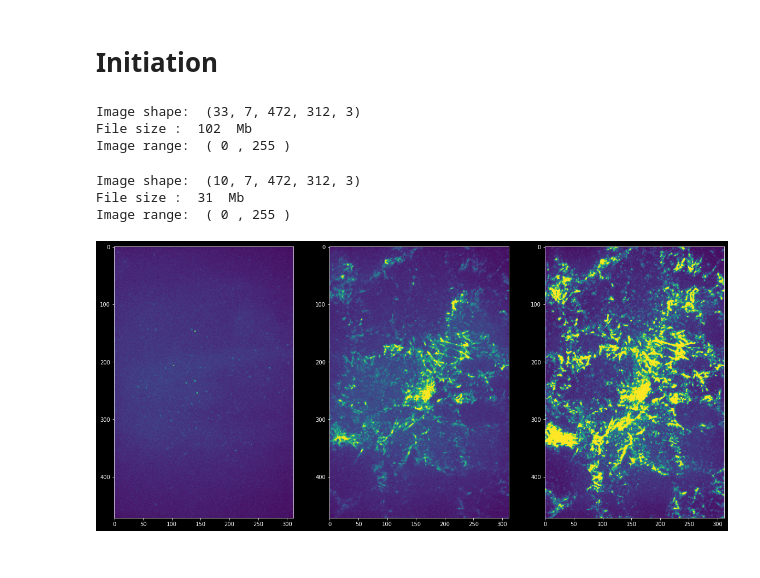
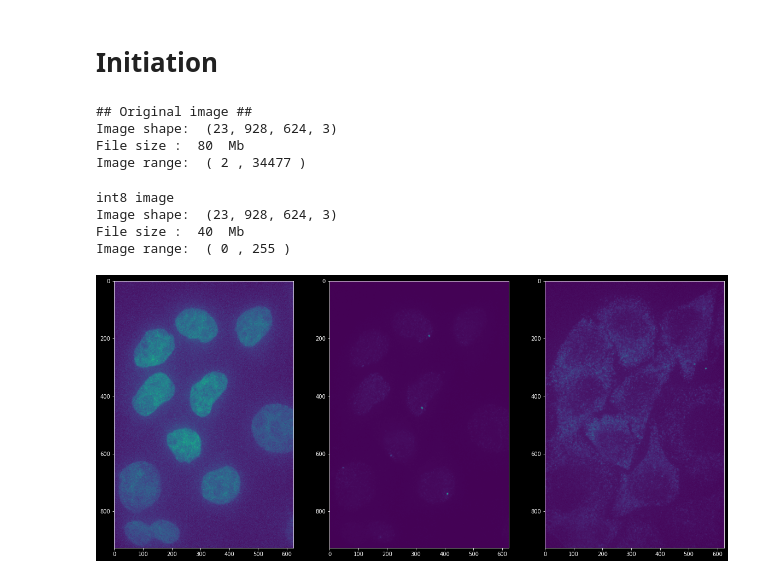
Before and after one commit to Colorado-State-University-Stasevich-Lab/croparray, a Jupyter notebook: notebooks/image_to_int8.ipynb, the cells around one changed output. Saved outputs shown, nothing was run; the diff lists cells and outputs as text; code cells hidden in the pictures.

Commit message:
code to transform images from int16 to int8

```diff
--- a/notebooks/image_to_int8.ipynb
+++ b/notebooks/image_to_int8.ipynb
@@ -32,34 +32,42 @@ def convert_int_8(img,destination_name_and_path=None,max_frames=None):
 # Main directory
 current_dir = pathlib.Path().absolute()
 # Image to convert
-image_path= current_dir.parents[0].joinpath('dataBase','Hela_confocal.tif')
+#image_path= current_dir.parents[0].joinpath('dataBase','Hela_confocal.tif')
+image_path = current_dir.parents[0].joinpath('dataBase').joinpath('FISH_Analysis','GAPDH_Exon_Cy5_short','ROI001_XY1620755243_Z00_T0_merged.tif')
+
+# Directories for images and database
 new_image_path=current_dir.parents[0].joinpath('dataBase',image_path.stem+'_int8.tif')
 # %%
-# Reading  images as numpy arrays
+# Reading the original image as numpy arrays
 original_image = imread(str(image_path))
+print('Original image')
 print('Image shape: ', original_image.shape) #[T,Z,Y,X,C]
 print("File size : ", round(image_path.stat().st_size/1e6),' Mb' )
 print("Image range:  (", np.min(original_image), ',' , np.max(original_image) ,')' )
 # %% [output]
-Image shape:  (33, 7, 472, 312, 3)
-File size :  102  Mb
-Image range:  ( 0 , 255 )
+## Original image ##
+Image shape:  (23, 928, 624, 3)
+File size :  80  Mb
+Image range:  ( 2 , 34477 )
 # %%
 #Convert an image to unsigned byte format, with values in [0, 255].
-img_int8 = convert_int_8(original_image, destination_name_and_path=new_image_path,max_frames=10)
+img_int8 = convert_int_8(original_image, destination_name_and_path=new_image_path,max_frames=None)
+print('int8 image')
 print('Image shape: ', img_int8.shape)  #[T,Z,Y,X,C]
 print("File size : ", round(new_image_path.stat().st_size/1e6),' Mb' )
 print("Image range:  (", np.min(img_int8), ',' , np.max(img_int8) ,')' )
 # %% [output]
-Image shape:  (10, 7, 472, 312, 3)
-File size :  31  Mb
+int8 image
+Image shape:  (23, 928, 624, 3)
+File size :  40  Mb
 Image range:  ( 0 , 255 )
 # %%
 # Just examining one of the images
 num_channels = 3
 fig, ax = plt.subplots(nrows=1, ncols=num_channels,figsize=(20,10))
 for i in range(0,num_channels):
-    ax[i].imshow(np.max(img_int8[0,:,:,:,i] ,axis=0) )
+    #ax[i].imshow(np.max(img_int8[0,:,:,:,i] ,axis=0) )
+    ax[i].imshow(np.max(img_int8[:,:,:,i] ,axis=0) )
     ax[i].grid(False)
 # %% [output]
-[figure, old version]
+[figure, new version]
```
Also changed, not shown: parts of 1 cell of this notebook.
